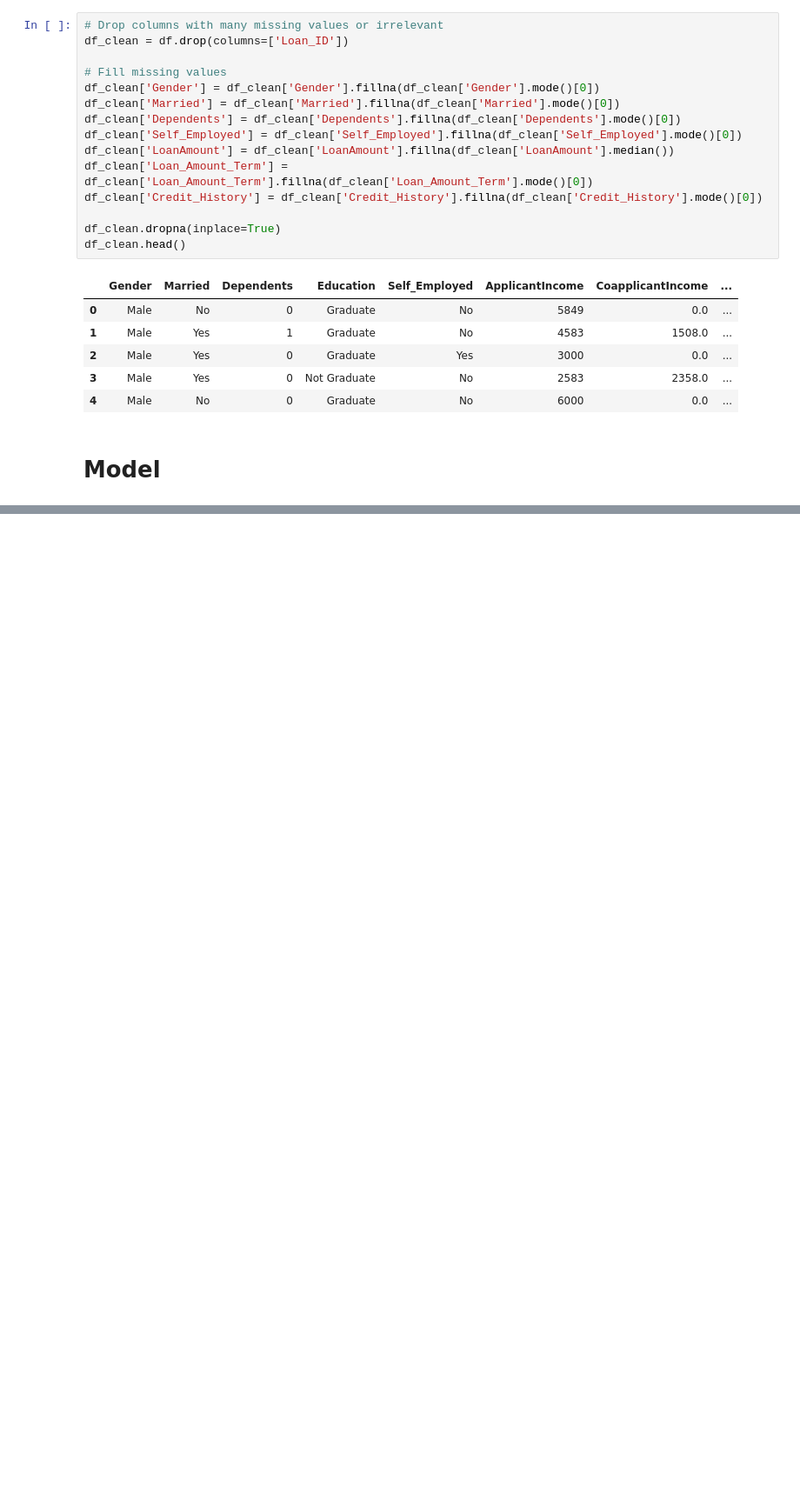
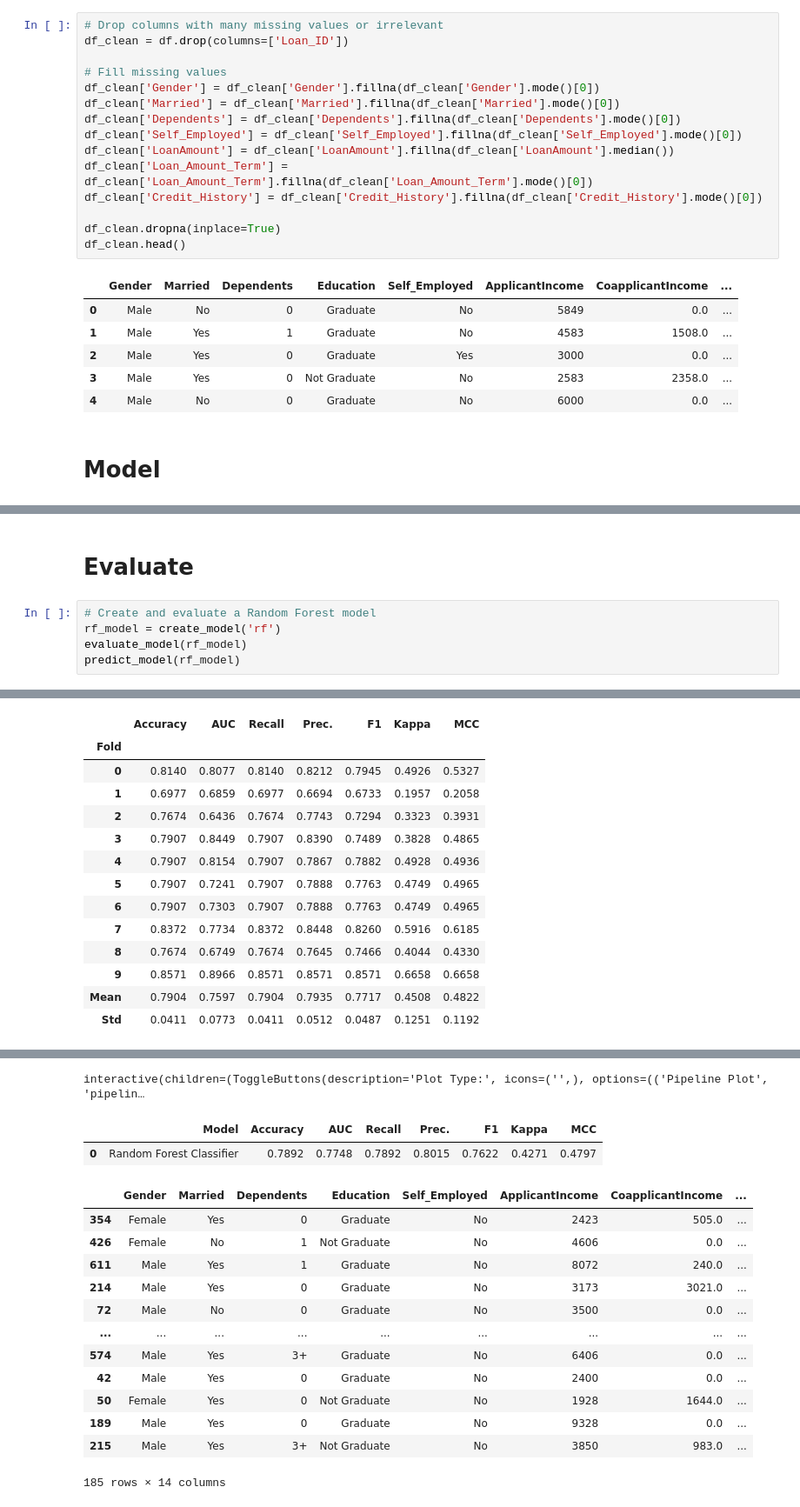
Before and after one commit to Ivasquez2003/Data-Mining-Project, a Jupyter notebook: LoanPrediction_DataMining.ipynb, the cells around one changed output, grey strips where cells are left out. Shown at 87% size. Cells and saved outputs as stored; diff of their text form; blank space fills up the shorter version.

```diff
--- a/LoanPrediction_DataMining.ipynb
+++ b/LoanPrediction_DataMining.ipynb
@@ -228,0 +244,8 @@ compare_models()
+# %% [markdown]
+# Evaluate
+# %%
+# Create and evaluate a Random Forest model
+rf_model = create_model('rf')
+evaluate_model(rf_model)
+predict_model(rf_model)
+# %% [output]
@@ -228,0 +253,14 @@ compare_models()
+|  | Accuracy | AUC | Recall | Prec. | F1 | Kappa | MCC |
+| Fold |  |  |  |  |  |  |  |
+| 0 | 0.8140 | 0.8077 | 0.8140 | 0.8212 | 0.7945 | 0.4926 | 0.5327 |
+| 1 | 0.6977 | 0.6859 | 0.6977 | 0.6694 | 0.6733 | 0.1957 | 0.2058 |
+| 2 | 0.7674 | 0.6436 | 0.7674 | 0.7743 | 0.7294 | 0.3323 | 0.3931 |
+| 3 | 0.7907 | 0.8449 | 0.7907 | 0.8390 | 0.7489 | 0.3828 | 0.4865 |
+| 4 | 0.7907 | 0.8154 | 0.7907 | 0.7867 | 0.7882 | 0.4928 | 0.4936 |
+| 5 | 0.7907 | 0.7241 | 0.7907 | 0.7888 | 0.7763 | 0.4749 | 0.4965 |
+| 6 | 0.7907 | 0.7303 | 0.7907 | 0.7888 | 0.7763 | 0.4749 | 0.4965 |
+| 7 | 0.8372 | 0.7734 | 0.8372 | 0.8448 | 0.8260 | 0.5916 | 0.6185 |
+| 8 | 0.7674 | 0.6749 | 0.7674 | 0.7645 | 0.7466 | 0.4044 | 0.4330 |
+| 9 | 0.8571 | 0.8966 | 0.8571 | 0.8571 | 0.8571 | 0.6658 | 0.6658 |
+| Mean | 0.7904 | 0.7597 | 0.7904 | 0.7935 | 0.7717 | 0.4508 | 0.4822 |
+| Std | 0.0411 | 0.0773 | 0.0411 | 0.0512 | 0.0487 | 0.1251 | 0.1192 |
@@ -228,0 +268,16 @@ compare_models()
+interactive(children=(ToggleButtons(description='Plot Type:', icons=('',), options=(('Pipeline Plot', 'pipelin…
+|  | Model | Accuracy | AUC | Recall | Prec. | F1 | Kappa | MCC |
+| 0 | Random Forest Classifier | 0.7892 | 0.7748 | 0.7892 | 0.8015 | 0.7622 | 0.4271 | 0.4797 |
+|  | Gender | Married | Dependents | Education | Self_Employed | ApplicantIncome | CoapplicantIncome | ... |
+| 354 | Female | Yes | 0 | Graduate | No | 2423 | 505.0 | ... |
+| 426 | Female | No | 1 | Not Graduate | No | 4606 | 0.0 | ... |
+| 611 | Male | Yes | 1 | Graduate | No | 8072 | 240.0 | ... |
+| 214 | Male | Yes | 0 | Graduate | No | 3173 | 3021.0 | ... |
+| 72 | Male | No | 0 | Graduate | No | 3500 | 0.0 | ... |
+| ... | ... | ... | ... | ... | ... | ... | ... | ... |
+| 574 | Male | Yes | 3+ | Graduate | No | 6406 | 0.0 | ... |
+| 42 | Male | Yes | 0 | Graduate | No | 2400 | 0.0 | ... |
+| 50 | Female | Yes | 0 | Not Graduate | No | 1928 | 1644.0 | ... |
+| 189 | Male | Yes | 0 | Graduate | No | 9328 | 0.0 | ... |
+| 215 | Male | Yes | 3+ | Not Graduate | No | 3850 | 983.0 | ... |
+185 rows × 14 columns
```
Also changed, not shown: parts of 2 cells of this notebook.
